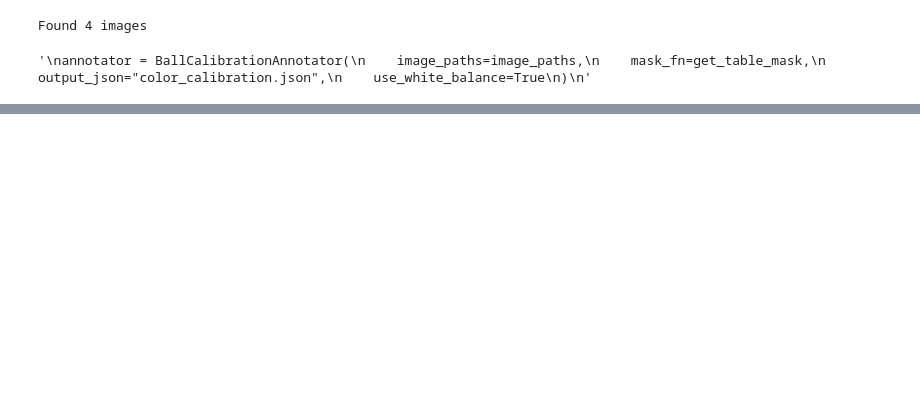
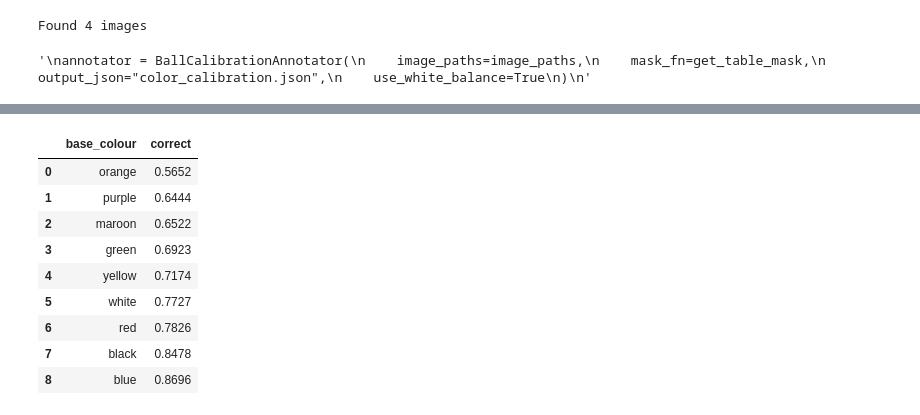
Before and after one commit to Alejandro-131004/Computer-Vision, a Jupyter notebook: assigment1.ipynb, the cells around one changed output, grey strips where cells are left out. Cells and saved outputs as stored; diff of their text form; code cells hidden in the pictures; blank space fills up the shorter version.

```diff
--- a/assigment1.ipynb
+++ b/assigment1.ipynb
@@ -2174,0 +2754,23 @@ Name: count, dtype: int64
+# %%
+# %%
+per_class_acc = (
+    df_loo_pred
+    .groupby("base_colour")["correct"]
+    .mean()
+    .sort_values()
+    .round(4)
+    .reset_index()
+)
+
+display(per_class_acc)
+# %% [output]
+|  | base_colour | correct |
+| 0 | orange | 0.5652 |
+| 1 | purple | 0.6444 |
+| 2 | maroon | 0.6522 |
+| 3 | green | 0.6923 |
+| 4 | yellow | 0.7174 |
+| 5 | white | 0.7727 |
+| 6 | red | 0.7826 |
+| 7 | black | 0.8478 |
+| 8 | blue | 0.8696 |
```
Also changed, not shown: parts of 9 cells of this notebook, 2 other files.
